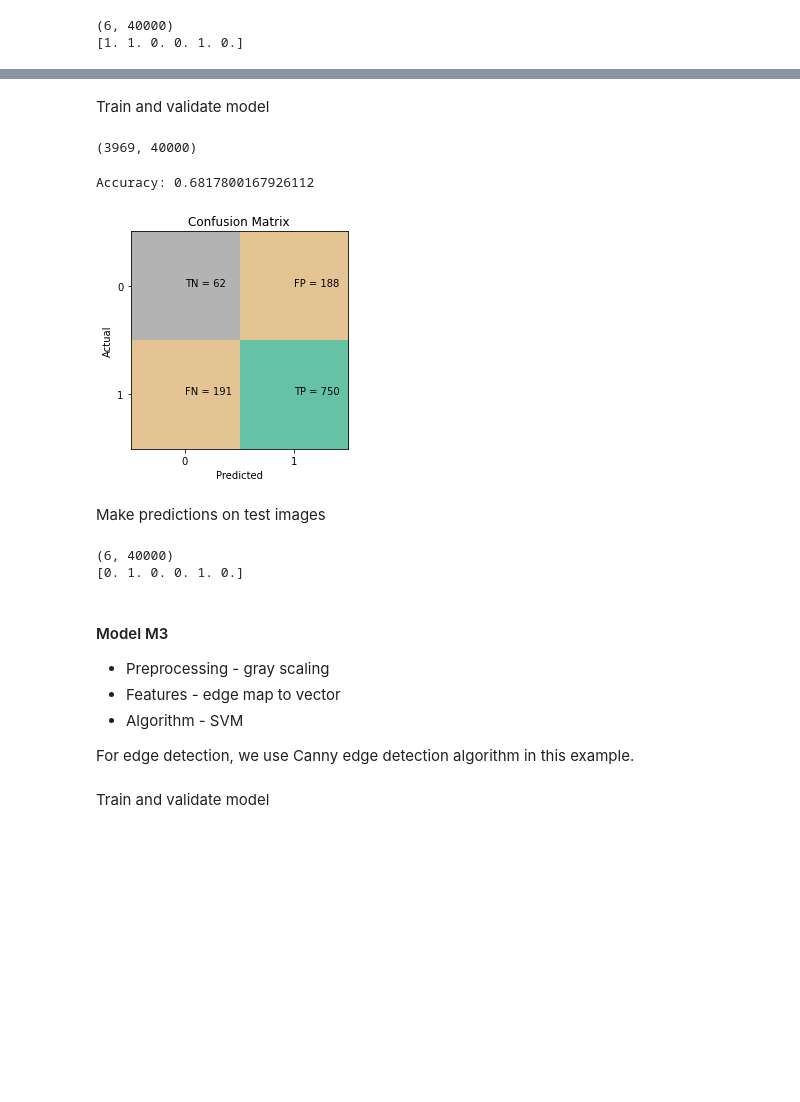
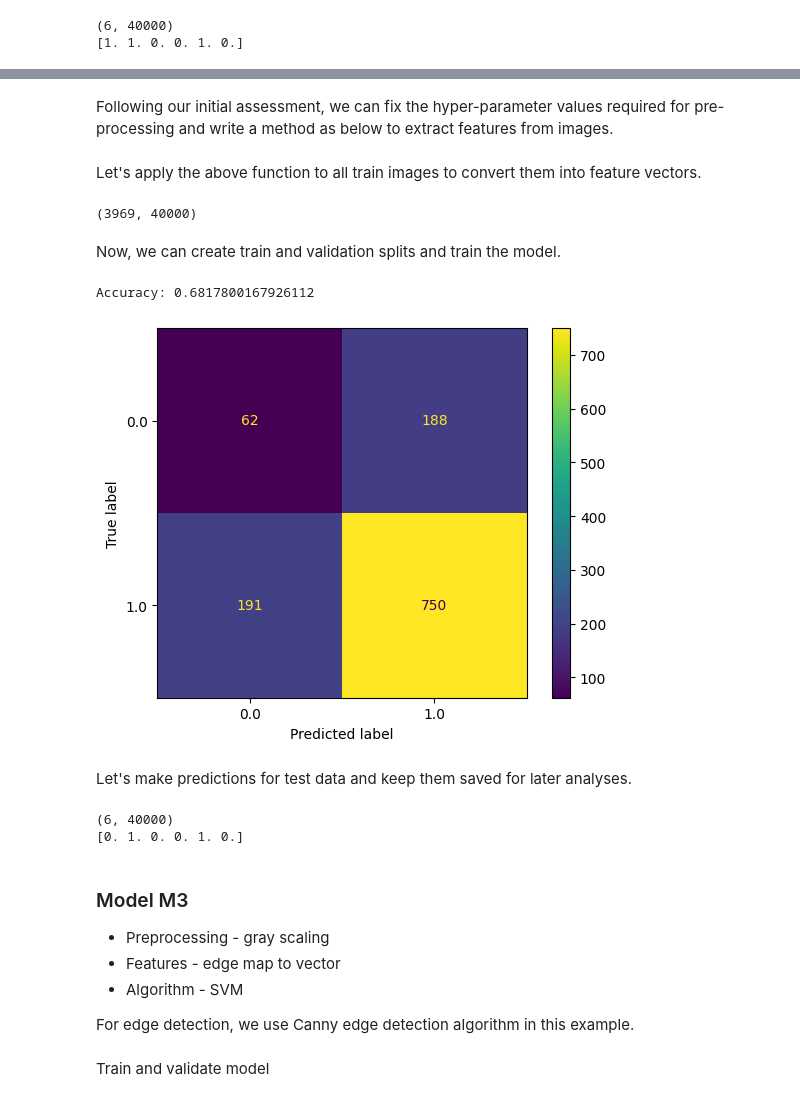
Before and after one commit to HHansi/Applied-AI-Course, a Jupyter notebook: Image Processing/Image_Classification.ipynb, the cells around one changed output, grey strips where cells are left out. Cells and saved outputs as stored; diff of their text form; code cells hidden in the pictures; blank space fills up the shorter version.

```diff
--- a/Image Processing/Image_Classification.ipynb
+++ b/Image Processing/Image_Classification.ipynb
@@ -268,46 +301,45 @@ Image Id: 3157
+# %% [markdown]
+Following our initial assessment, we can fix the hyper-parameter values required for pre-processing and write a method as below to extract features from images.
 # %%
 # method to get image features
 def get_features_m2(images):
+  '''
+  images: list of images
+  '''
   features_list = []
   for img in images:
-    # image preprocessing
+    # image preprocessing - gray scaling + smoothing
     img_grayscaled = cv2.cvtColor(img, cv2.COLOR_BGR2GRAY)
     img_blurred = cv2.GaussianBlur(img_grayscaled,(3,3), 2)
 
-    # vectorise/ feature extraction
+    # image vectorisation/ feature extraction
     features = img_blurred.flatten()
 
     features_list.append(features)
 
   features_list = np.array(features_list)
   return features_list
-# %% [markdown]
-Train and validate model
+# %% [markdown]
+Let's apply the above function to all train images to convert them into feature vectors.
 # %%
 # feature extraction
 features_train = get_features_m2(train_images)
 print(features_train.shape)
 # %% [output]
 (3969, 40000)
+# %% [markdown]
+Now, we can create train and validation splits and train the model.
 # %%
 # data split for train and validation
 X_train, X_val, y_train, y_val = train_test_split(features_train, df_train['genus'], test_size=0.3, random_state=RANDOM_SEED)
 
 # train model
-m2 = build_svm_model(X_train, X_val, y_train, y_val)
+m2 = get_svm_predictions(X_train, X_val, y_train, y_val)
+# %% [output]
+Accuracy: 0.6817800167926112
+[figure, added]
-# %%
-# make predictions on validation data
-y_pred = m2.predict(X_val)
-
-# evaluate model
-accuracy, confusion_matrix = evaluate(y_val, y_pred)
-print(f'Accuracy: {accuracy}')
-plot_confusion_matrix(confusion_matrix)
-# %% [output]
-Accuracy: 0.6817800167926112
-[figure, removed]
-# %% [markdown]
-Make predictions on test images
+# %% [markdown]
+Let's make predictions for test data and keep them saved for later analyses.
 # %%
 # feature extraction - test data
 features_test = get_features_m2(test_images)
@@ -321,7 +353,7 @@ print(predictions)
 (6, 40000)
 [0. 1. 0. 0. 1. 0.]
 # %% [markdown]
-#### Model M3
+### Model M3
 
 - Preprocessing - gray scaling <br>
 - Features - edge map to vector<br>
```
Also changed, not shown: parts of 48 cells of this notebook.
